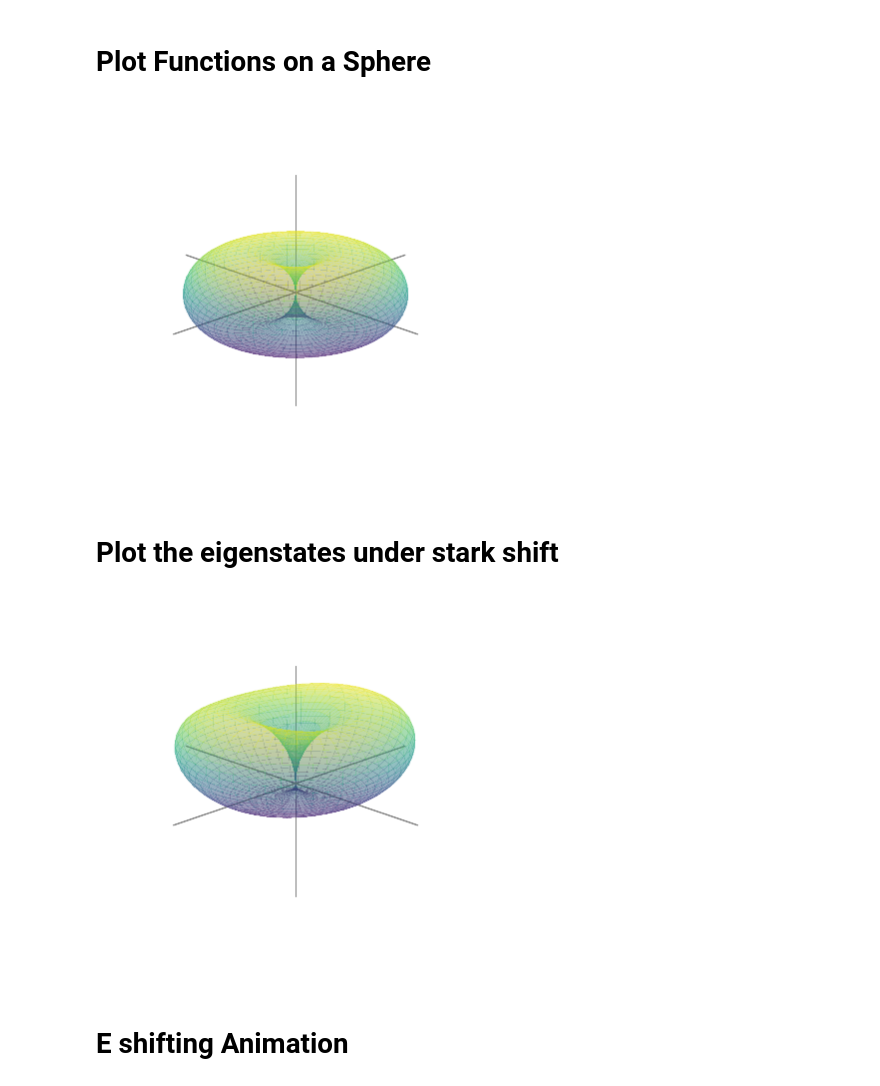
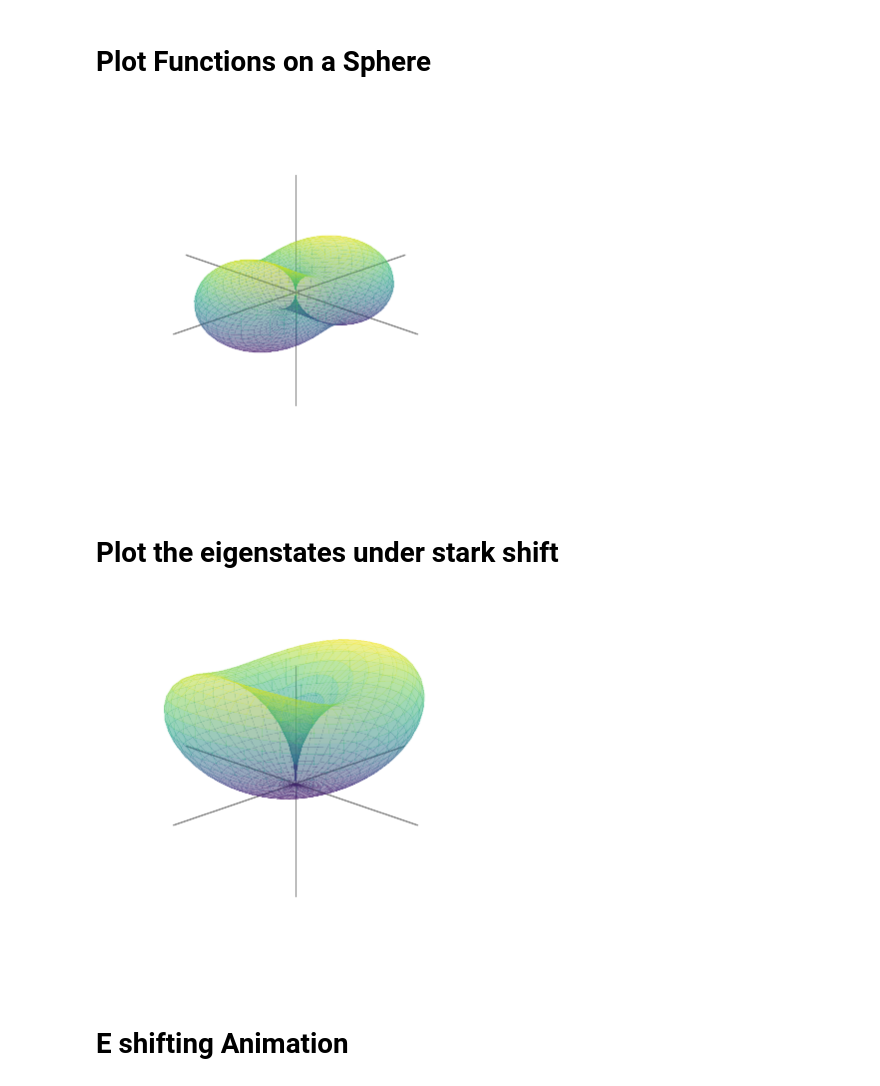
Before and after one commit to tomhepz/MolecularEnergyLevels, a Jupyter notebook: learning.ipynb, the cells around one changed output. Saved outputs shown, nothing was run; the diff lists cells and outputs as text; code cells hidden in the pictures.

```diff
--- a/learning.ipynb
+++ b/learning.ipynb
@@ -140,7 +142,7 @@ eigen vectors (in columns):
  [0. 0. 1.]
  [0. 1. 0.]]
 # %%
-def sort_smooth(energy, states):
+def sort_smooth(in_energies, in_states):
     ''' Sort states to remove false avoided crossings.
 
     This is a function to ensure that all eigenstates plotted change
@@ -155,8 +157,8 @@ def sort_smooth(energy, states):
         Energy (numpy.ndarray) : numpy.ndarray containing the eigenergies, as from numpy.linalg.eig
         States (numpy.ndarray): numpy.ndarray containing the states, in the same order as Energy E[x,i] -> States[x,:,i]
     '''
-    ls = np.arange(states.shape[2],dtype="int")
-    number_iterations = len(energy[:,0])
+    ls = np.arange(in_states.shape[2],dtype="int")
+    number_iterations = len(in_energies[:,0])
     for i in range(1,number_iterations):
         '''
         This loop sorts the eigenstates such that they maintain some
@@ -165,16 +167,16 @@ def sort_smooth(energy, states):
         '''
         #calculate the overlap of the ith and jth eigenstates
         overlaps = np.einsum('ij,ik->jk',
-                                np.conjugate(states[i-1,:,:]),states[i,:,:])
-        orig2 = states[i,:,:].copy()
-        orig1 = energy[i,:].copy()
+                                np.conjugate(in_states[i-1,:,:]),in_states[i,:,:])
+        orig2 = in_states[i,:,:].copy()
+        orig1 = in_energies[i,:].copy()
         #insert location of maximums into array ls
         np.argmax(np.abs(overlaps),axis=1,out=ls)
-        for k in range(states.shape[2]):
+        for k in range(in_states.shape[2]):
             l = ls[k]
             if l!=k:
-                energy[i,k] = orig1[l].copy()
-                states[i,:,k] = orig2[:,l].copy()
-    return energy, states
+                in_energies[i,k] = orig1[l].copy()
+                in_states[i,:,k] = orig2[:,l].copy()
+    return in_energies, in_states
 
-energies, states = sort_smooth(energies, states)
+smooth_energies, smooth_states = sort_smooth(energies, states)
@@ -183,7 +204,7 @@ energies, states = sort_smooth(energies, states)
 # %%
 plt.figure()
 plt.xlim(0, EMAX)
-plt.ylim(-2000, 25000)
+#plt.ylim(-2000, 25000)
 plt.ylabel("Energy/h (MHz)")
 plt.xlabel("Electric Field (kV/cm)")
 
@@ -192,7 +213,7 @@ c=0
 n=0
 for N in range(0, NMAX + 1):
     for M in range(-N, N + 1):
-        plt.plot(E * 1e-5, energies[..., n] * 1e-6 / scipy.constants.h, color=color[c])
+        plt.plot(E * 1e-5, energies[:, n] * 1e-6 / scipy.constants.h, color=color[c])
         n+=1
     c+=1
 
@@ -212,17 +233,15 @@ $$
 # %%
 plt.figure()
 plt.xlim(0, EMAX)
-#plt.ylim(-2000, 15000)
 plt.ylabel("Dipole Moment")
 plt.xlabel("Electric Field (kV/cm)")
 
 color = cm.rainbow(np.linspace(0, 1, NMAX+1))
 c=0
 n=0
-for N in range(0, 5):
+for N in range(0, NMAX + 1):
     for M in range(-N, N + 1):
-        if M == 0:
-            plt.plot(E * 1e-5, -np.gradient(energies[..., n]), color=color[c])
+        plt.plot(E * 1e-5, -np.gradient(energies[:, n]), color=color[c])
         n+=1
     c+=1
 
@@ -234,16 +309,16 @@ plt.show()
 The addition of a E-field mixes higher rotational states into lower rotational states. Because the matrix used to perform diagonalisation of our Hamiltonian is finite, it cannot have mixing of states past some N. We need to check values are convervent when leaving out these higher order rotational states
 # %%
 converged_dipoles = []
-for N in range(1,NMAX):
+for N in range(1, NMAX+1):
     size = 1 + 2 * N + N**2
     convergence_Htot = Hrot[:size,:size, None] + Hdc[:size,:size, None] * E
     convergence_Htot = convergence_Htot.transpose(2, 0, 1)
     convergence_energies, convergence_states = eigh(convergence_Htot)
-    convergence_dipoles = -np.gradient(convergence_energies[..., 0])
+    convergence_dipoles = -np.gradient(convergence_energies[:, 0])
     converged_dipoles.append(convergence_dipoles[-2])
 
-plt.figure()
-plt.scatter(list(range(1,NMAX)), converged_dipoles)
+fig = plt.figure()
+plt.scatter(list(range(1,NMAX+1)), converged_dipoles)
 plt.ylabel("Dipole Moment")
 plt.xlabel("Max N in Basis")
 plt.show()
@@ -288,39 +363,39 @@ def surface_plot(fxs, fys, fzs, ax):
     # Draw
     ax.plot_surface(fxs, fys, fzs, rstride=1, cstride=1, cmap=plt.get_cmap('viridis'), linewidth=0, antialiased=False, alpha=0.3, shade=False)
 # %%
-f = lambda theta_grid, phi_grid : sph_harm(1, 1, phi_grid, theta_grid)
+f = lambda theta_grid, phi_grid : 0.8*sph_harm(1, 1, phi_grid, theta_grid)+0.2*sph_harm(-1, 1, phi_grid, theta_grid)
 fxs, fys, fzs = f_sph_polar_to_cart_surf(f)
 fig, ax = plt.subplots(subplot_kw={"projection": "3d"})
 surface_plot(fxs, fys, fzs, ax)
 # %% [output]
-[figure, old version]
+[figure, new version]
 # %% [markdown]
 # Plot the eigenstates under stark shift
 # %%
 # Grids of polar and azimuthal angles
 theta = np.linspace(0, np.pi, 50)
 phi = np.linspace(0, 2*np.pi, 50)
 # Create a 2-D meshgrid of (theta, phi) angles.
 theta_grid, phi_grid = np.meshgrid(theta, phi)
 # Calculate the unit sphere Cartesian coordinates of each (theta, phi).
 xyz = np.array([np.sin(theta_grid) * np.sin(phi_grid), np.sin(theta_grid) * np.cos(phi_grid), np.cos(theta_grid)])
 
 state=3
-e_number=EMAX
+e_number=ESTEPS-1
 n=0
 f_grid = np.zeros((50, 50), dtype=np.cdouble)
 for N in range(0, NMAX + 1):
     for M in range(-N, N + 1):
         coef = states[e_number][:,state][n]
         f_grid += coef * sph_harm(M, N, phi_grid, theta_grid)
         n+=1
 
 # get final output cartesian coords
 Yx, Yy, Yz = np.abs(f_grid) * xyz
 fig, ax = plt.subplots(subplot_kw={"projection": "3d"})
 surface_plot(Yx, Yy, Yz, ax)
 # %% [output]
-[figure, old version]
+[figure, new version]
 # %% [markdown]
 # E shifting Animation
 # %%
```
Also changed, not shown: parts of 11 cells of this notebook, 2 other files.
